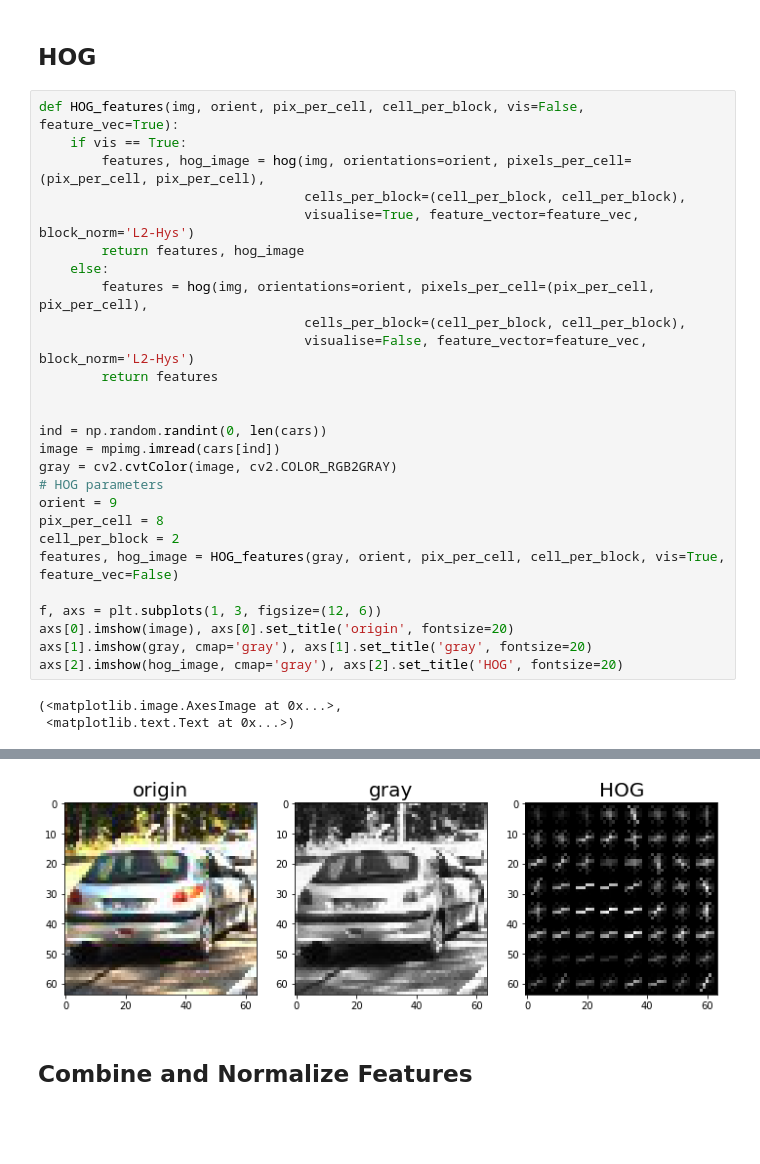
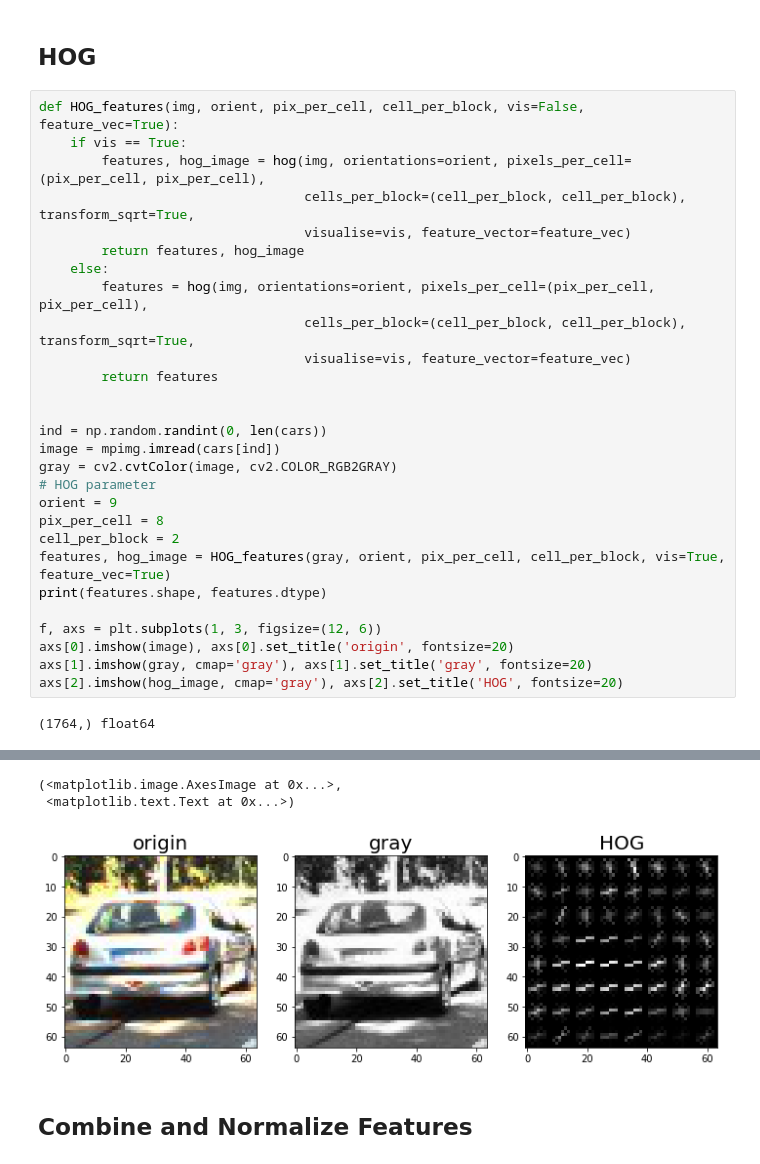
Before and after one commit to liferlisiqi/Vehicle-detection, a Jupyter notebook: Vehicle-Detection.ipynb, the cells around one changed output, grey strips where cells are left out. Cells and saved outputs as stored; diff of their text form; blank space fills up the shorter version.

```diff
--- a/Vehicle-Detection.ipynb
+++ b/Vehicle-Detection.ipynb
@@ -151,29 +155,29 @@ y_start_stop = [None, None]
 def HOG_features(img, orient, pix_per_cell, cell_per_block, vis=False, feature_vec=True):
     if vis == True:
         features, hog_image = hog(img, orientations=orient, pixels_per_cell=(pix_per_cell, pix_per_cell),
-                                  cells_per_block=(cell_per_block, cell_per_block),
-                                  visualise=True, feature_vector=feature_vec, block_norm='L2-Hys')
+                                  cells_per_block=(cell_per_block, cell_per_block), transform_sqrt=True,
+                                  visualise=vis, feature_vector=feature_vec)
         return features, hog_image
     else:
         features = hog(img, orientations=orient, pixels_per_cell=(pix_per_cell, pix_per_cell),
-                                  cells_per_block=(cell_per_block, cell_per_block),
-                                  visualise=False, feature_vector=feature_vec, block_norm='L2-Hys')
+                                  cells_per_block=(cell_per_block, cell_per_block), transform_sqrt=True,
+                                  visualise=vis, feature_vector=feature_vec)
         return features
 
 
 ind = np.random.randint(0, len(cars))
 image = mpimg.imread(cars[ind])
 gray = cv2.cvtColor(image, cv2.COLOR_RGB2GRAY)
-# HOG parameters
+# HOG parameter
 orient = 9
 pix_per_cell = 8
 cell_per_block = 2
-features, hog_image = HOG_features(gray, orient, pix_per_cell, cell_per_block, vis=True, feature_vec=False)
+features, hog_image = HOG_features(gray, orient, pix_per_cell, cell_per_block, vis=True, feature_vec=True)
+print(features.shape, features.dtype)
 
 f, axs = plt.subplots(1, 3, figsize=(12, 6))
 axs[0].imshow(image), axs[0].set_title('origin', fontsize=20)
 axs[1].imshow(gray, cmap='gray'), axs[1].set_title('gray', fontsize=20)
 axs[2].imshow(hog_image, cmap='gray'), axs[2].set_title('HOG', fontsize=20)
 # %% [output]
-(<matplotlib.image.AxesImage at 0x...>,
- <matplotlib.text.Text at 0x...>)
+(1764,) float64
@@ -180,4 +186,6 @@ axs[2].imshow(hog_image, cmap='gray'), axs[2].set_title('HOG', fontsize=20)
+(<matplotlib.image.AxesImage at 0x...>,
+ <matplotlib.text.Text at 0x...>)
-[figure, old version]
+[figure, new version]
 # %% [markdown]
 ## Combine and Normalize Features
 # %%
```
Also changed, not shown: parts of 8 cells of this notebook.
